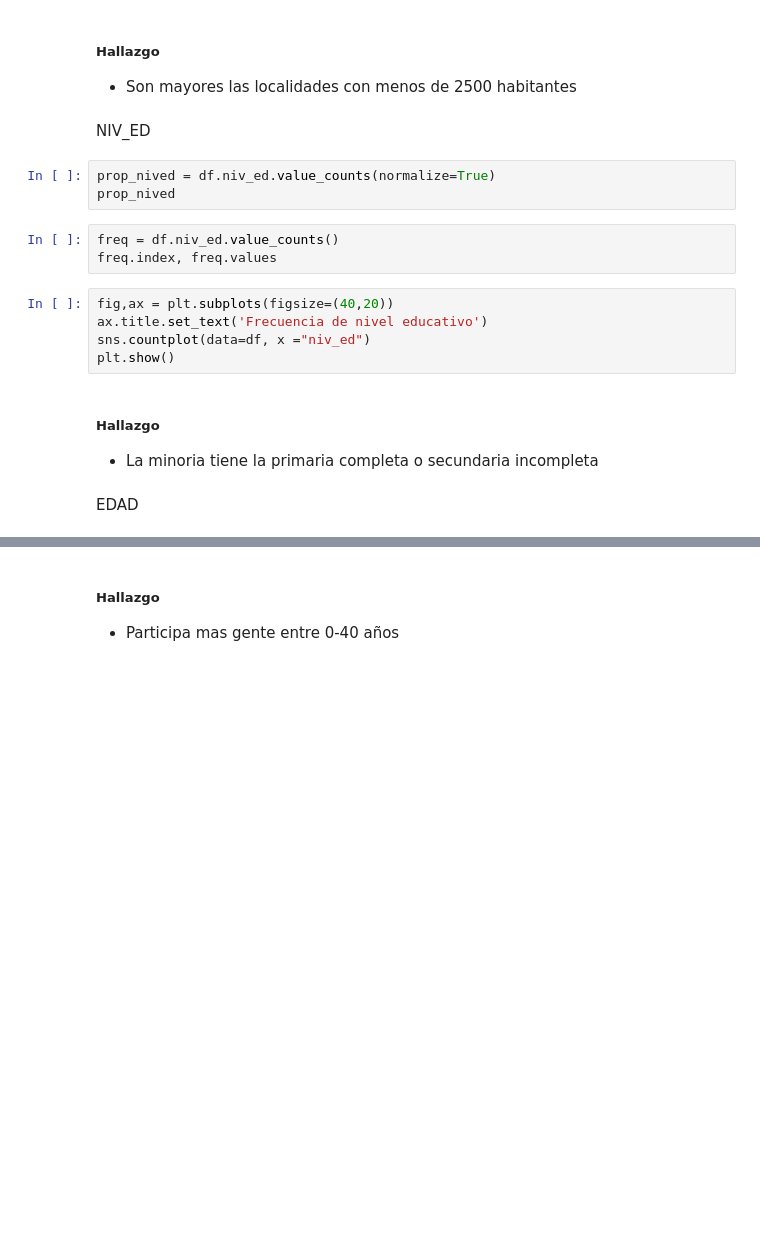
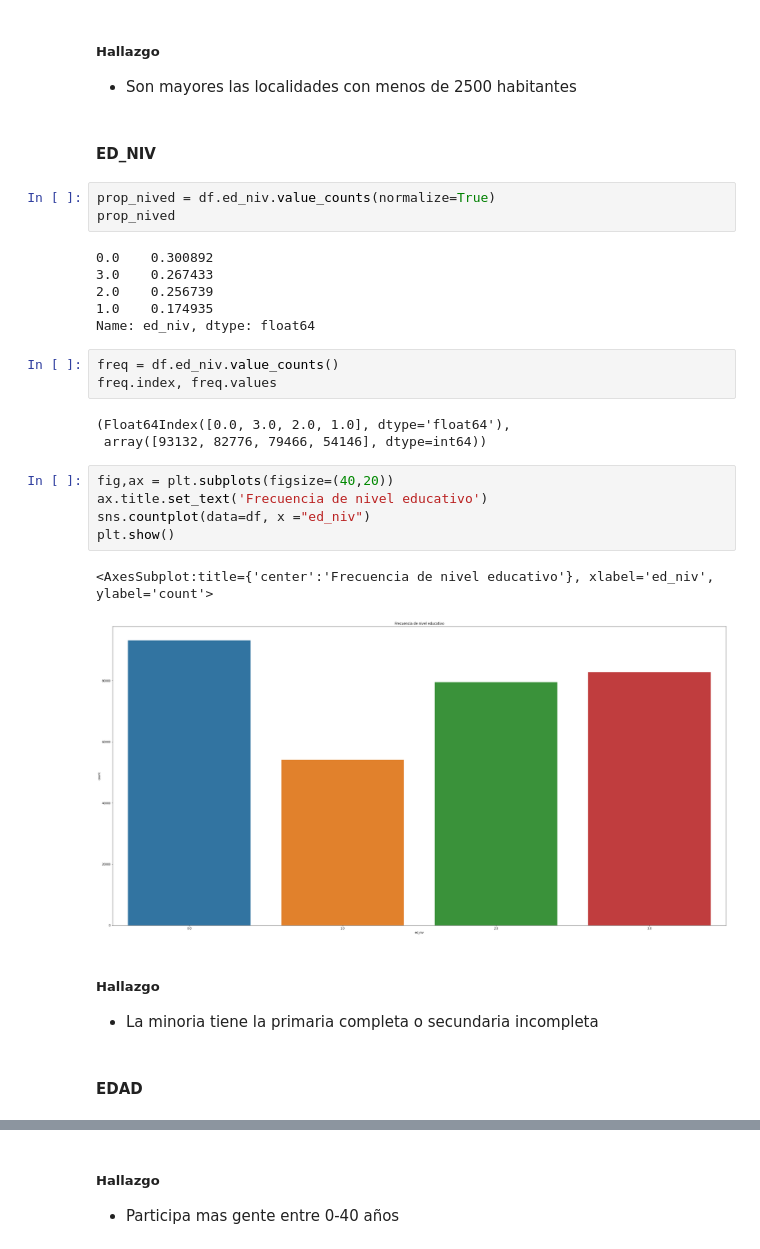
Before and after one commit to Sofia-VA/Proyecto-PAD, a Jupyter notebook: E1/EDA_Univariable.ipynb, the cells around one changed output, grey strips where cells are left out. Cells and saved outputs as stored; diff of their text form; blank space fills up the shorter version.

```diff
--- a/E1/EDA_Univariable.ipynb
+++ b/E1/EDA_Univariable.ipynb
@@ -1059,24 +1496,36 @@ plt.show()
 # %% [markdown]
 ##### Hallazgo
 + Son mayores las localidades con menos de 2500 habitantes
-# %% [markdown]
-NIV_ED
+# %% [markdown]
+#### ED_NIV
 # %%
-prop_nived = df.niv_ed.value_counts(normalize=True)
+prop_nived = df.ed_niv.value_counts(normalize=True)
 prop_nived
+# %% [output]
+0.0    0.300892
+3.0    0.267433
+2.0    0.256739
+1.0    0.174935
+Name: ed_niv, dtype: float64
 # %%
-freq = df.niv_ed.value_counts()
+freq = df.ed_niv.value_counts()
 freq.index, freq.values
+# %% [output]
+(Float64Index([0.0, 3.0, 2.0, 1.0], dtype='float64'),
+ array([93132, 82776, 79466, 54146], dtype=int64))
 # %%
 fig,ax = plt.subplots(figsize=(40,20))
 ax.title.set_text('Frecuencia de nivel educativo')
-sns.countplot(data=df, x ="niv_ed")
+sns.countplot(data=df, x ="ed_niv")
 plt.show()
+# %% [output]
+<AxesSubplot:title={'center':'Frecuencia de nivel educativo'}, xlabel='ed_niv', ylabel='count'>
+[figure, added]
 # %% [markdown]
 ##### Hallazgo
 + La minoria tiene la primaria completa o secundaria incompleta
-# %% [markdown]
-EDAD
+# %% [markdown]
+#### EDAD
 # %%
 prop_edad = df.edad.value_counts(normalize=True)
 prop_edad
```
Also changed, not shown: parts of 211 cells of this notebook.
